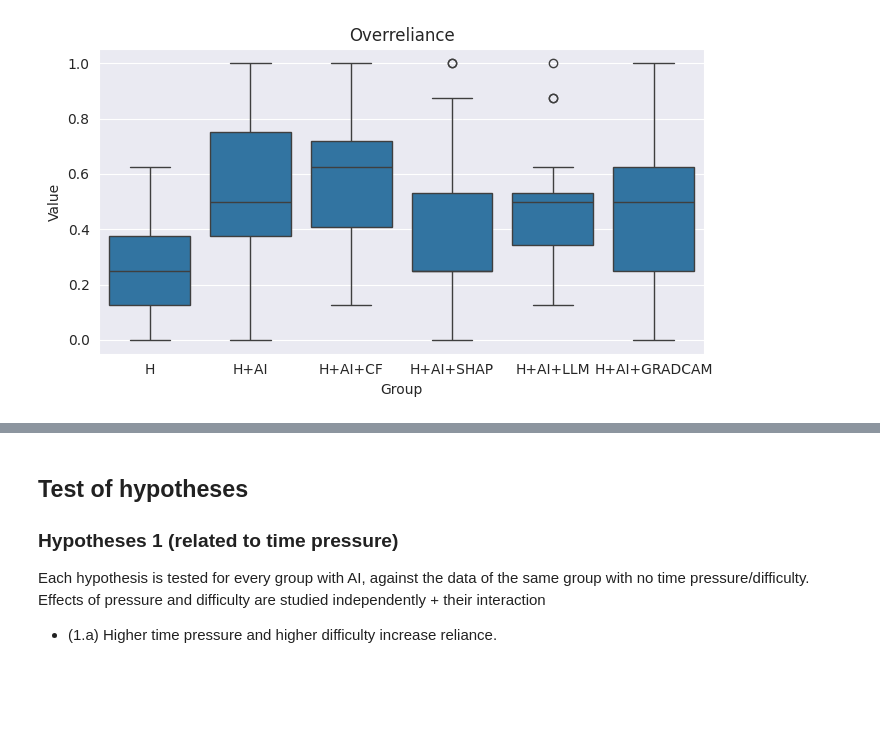
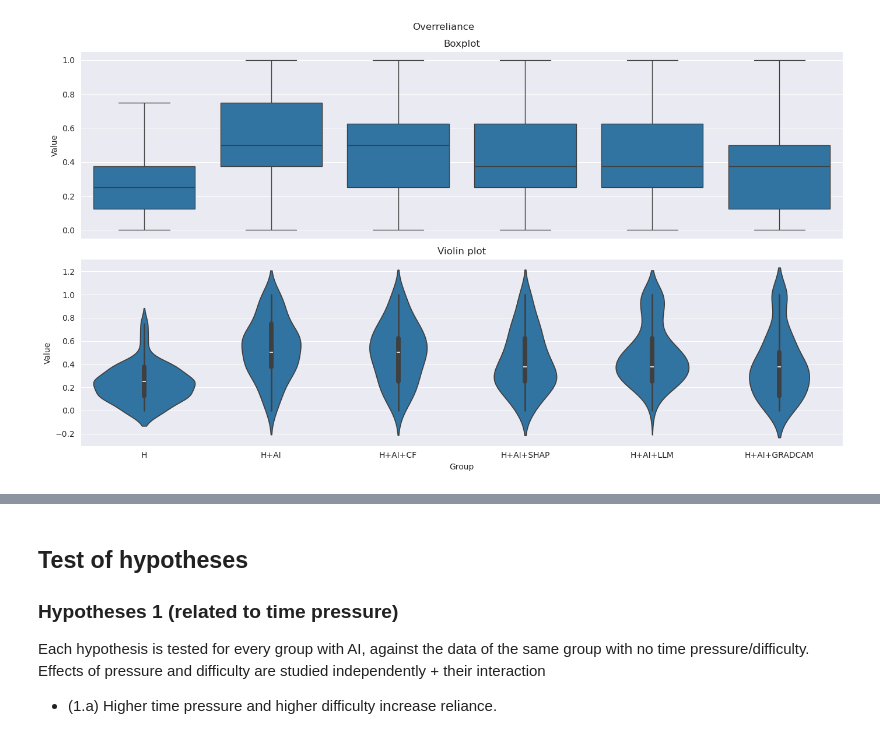
Before and after one commit to jules-leguy/xaipatimg, a Jupyter notebook: notebooks/results_analysis/02.03_db3.2.0_expv2.ipynb, the cells around one changed output, grey strips where cells are left out. Saved outputs shown, nothing was run; the diff lists cells and outputs as text; code cells hidden in the pictures; blank space fills up the shorter version.

```diff
--- a/notebooks/results_analysis/02.03_db3.2.0_expv2.ipynb
+++ b/notebooks/results_analysis/02.03_db3.2.0_expv2.ipynb
@@ -232,8 +233,14 @@ def compute_scores(results_dir, results_filenames_d, protocol_paths_d, tasks_dir
     return output_res_scores_d, output_res_reliance_d, output_res_overreliance_d, output_res_underreliance_d, output_res_answer_times_d
 # %%
 results_filenames_d = data_matching(protocol_paths_d, [os.path.join(prolific_matching_dir, "prolific.json"),
-                                                       os.path.join(prolific_matching_dir, "prolific_21-1.json")])
-                                                       # os.path.join(prolific_matching_dir, "prolific_2_tmp.json")])
+                                                       os.path.join(prolific_matching_dir, "prolific_21-1.json"),
+                                                       os.path.join(prolific_matching_dir, "prolific_21-2.json"),
+                                                       os.path.join(prolific_matching_dir, "prolific_22-1.json"),
+                                                       os.path.join(prolific_matching_dir, "prolific_27-1.json"),
+                                                       os.path.join(prolific_matching_dir, "prolific_28-1.json"),
+                                                       ])
+
+# results_filenames_d = data_matching(protocol_paths_d, [os.path.join(prolific_matching_dir, "prolific_28-1.json")])
 # %%
 total = 0
 for k, v in results_filenames_d.items():
@@ -286,6 +293,7 @@ Total: 167
 # %%
 def filter_on_attention_tests(results_filenames_d):
-    res = extract_quest_results(results_dir, results_filenames_d, protocol_paths_d, ["attentioncheck_1", "attentioncheck_2"])
+    res = extract_quest_results(results_dir, results_filenames_d, protocol_paths_d,
+                                ["attentioncheck_1", "attentioncheck_2"])
     filtered_results_filenames_d = {}
 
     for k, v in res.items():
@@ -296,7 +304,6 @@ def filter_on_attention_tests(results_filenames_d):
             else:
                 passes1 = v["raw"]["attentioncheck_1"][i][0] == 2 and v["raw"]["attentioncheck_1"][i][1] == 0
 
-
             if v["raw"]["attentioncheck_2"][i] is None:
                 passes2 = False
             else:
@@ -324,0 +332,5 @@ Total: 160
+# %%
+print("Success rate at attention tests :")
+for k, v in results_filenames_d.items():
+    total += len(v)
+    print(f"{k}: {len(v)/len(results_filenames_before_filtering[k])*100:.2f}%")
@@ -325,6 +345,7 @@ Total: 160
 # %%
 def filter_comprehension_score(results_filenames_d):
-    comprehension_score_d, _, _, _, _ = compute_scores(results_dir, results_filenames_d, protocol_paths_d, tasks_dir, COMPREHENSION_TASKS, TASK_PROTOCOL_KEYS)
+    comprehension_score_d, _, _, _, _ = compute_scores(results_dir, results_filenames_d, protocol_paths_d, tasks_dir,
+                                                       COMPREHENSION_TASKS, TASK_PROTOCOL_KEYS)
     filtered_results_filenames_d = {}
 
     for k, v in comprehension_score_d.items():
@@ -614,4 +625,4 @@ plot_boxplot(all_reliance, "Group", title="Reliance", y_lim=(0, 1))
 # %%
-plot_boxplot(all_overreliance, "Group", title="Overreliance")
+plot_distributions(all_overreliance, "Group", title="Overreliance")
 # %% [output]
-[figure, old version]
+[figure, new version]
```
Also changed, not shown: parts of 115 cells of this notebook, 6 other files.
